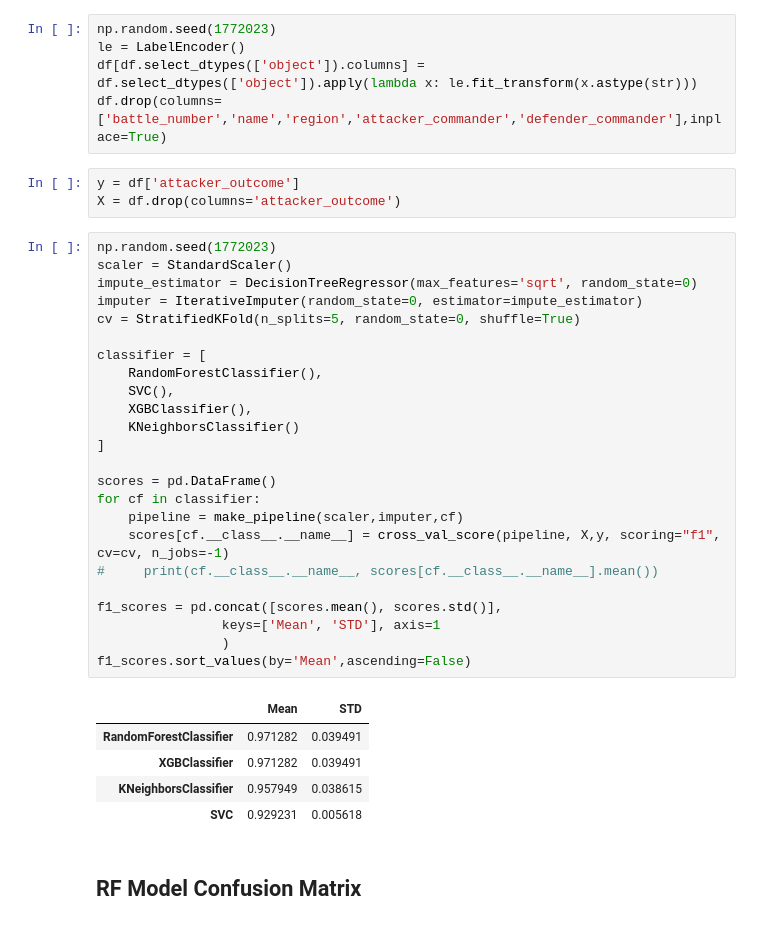
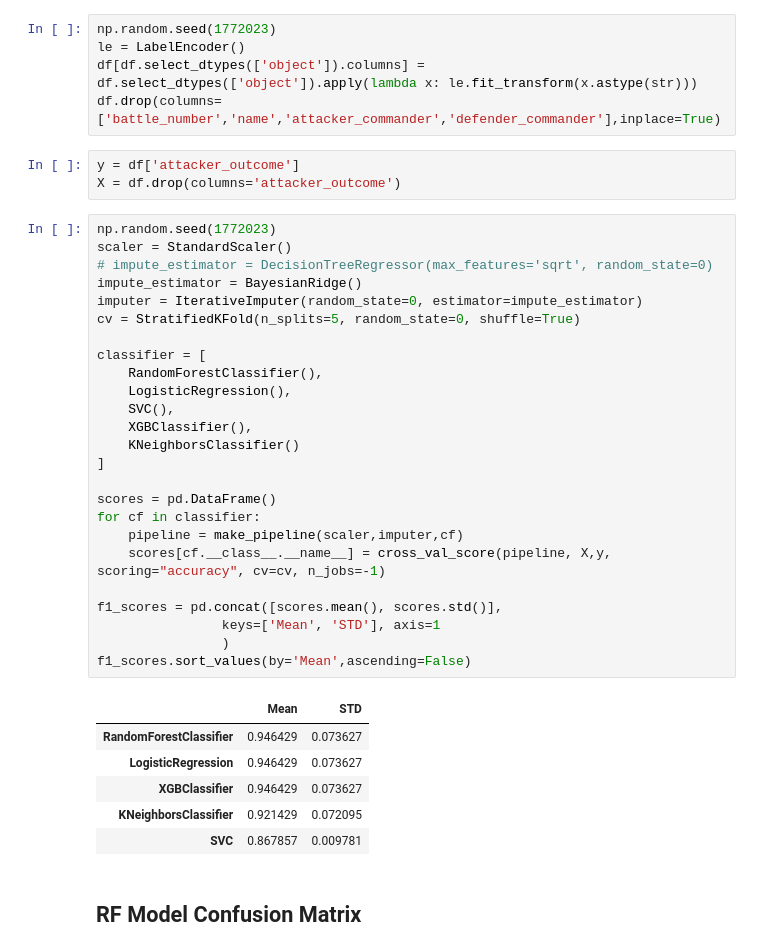
Before and after one commit to stefkim/Game_of_Thrones_Battles_Analysis_and_Prediction, a Jupyter notebook: baseline_model.ipynb, the cells around one changed output. Cells and saved outputs as stored; diff of their text form.

```diff
--- a/baseline_model.ipynb
+++ b/baseline_model.ipynb
@@ -28,40 +30,42 @@ df = pd.read_csv('dataset/battles_cleaned.csv')
 np.random.seed(1772023)
 le = LabelEncoder()
 df[df.select_dtypes(['object']).columns] = df.select_dtypes(['object']).apply(lambda x: le.fit_transform(x.astype(str)))
-df.drop(columns=['battle_number','name','region','attacker_commander','defender_commander'],inplace=True)
+df.drop(columns=['battle_number','name','attacker_commander','defender_commander'],inplace=True)
 # %%
 y = df['attacker_outcome']
 X = df.drop(columns='attacker_outcome')
 # %%
 np.random.seed(1772023)
 scaler = StandardScaler()
-impute_estimator = DecisionTreeRegressor(max_features='sqrt', random_state=0)
+# impute_estimator = DecisionTreeRegressor(max_features='sqrt', random_state=0)
+impute_estimator = BayesianRidge()
 imputer = IterativeImputer(random_state=0, estimator=impute_estimator)
 cv = StratifiedKFold(n_splits=5, random_state=0, shuffle=True)
 
 classifier = [
     RandomForestClassifier(),
+    LogisticRegression(),
     SVC(),
     XGBClassifier(),
     KNeighborsClassifier()
 ]
 
 scores = pd.DataFrame()
 for cf in classifier:
     pipeline = make_pipeline(scaler,imputer,cf)
-    scores[cf.__class__.__name__] = cross_val_score(pipeline, X,y, scoring="f1", cv=cv, n_jobs=-1)
-#     print(cf.__class__.__name__, scores[cf.__class__.__name__].mean())
+    scores[cf.__class__.__name__] = cross_val_score(pipeline, X,y, scoring="accuracy", cv=cv, n_jobs=-1)
 
 f1_scores = pd.concat([scores.mean(), scores.std()],
                 keys=['Mean', 'STD'], axis=1
                 )
 f1_scores.sort_values(by='Mean',ascending=False)
 # %% [output]
 |  | Mean | STD |
-| RandomForestClassifier | 0.971282 | 0.039491 |
-| XGBClassifier | 0.971282 | 0.039491 |
-| KNeighborsClassifier | 0.957949 | 0.038615 |
-| SVC | 0.929231 | 0.005618 |
+| RandomForestClassifier | 0.946429 | 0.073627 |
+| LogisticRegression | 0.946429 | 0.073627 |
+| XGBClassifier | 0.946429 | 0.073627 |
+| KNeighborsClassifier | 0.921429 | 0.072095 |
+| SVC | 0.867857 | 0.009781 |
 # %% [markdown]
 ## RF Model Confusion Matrix
 # %%
```
Also changed, not shown: parts of 2 cells of this notebook, 6 other files.
